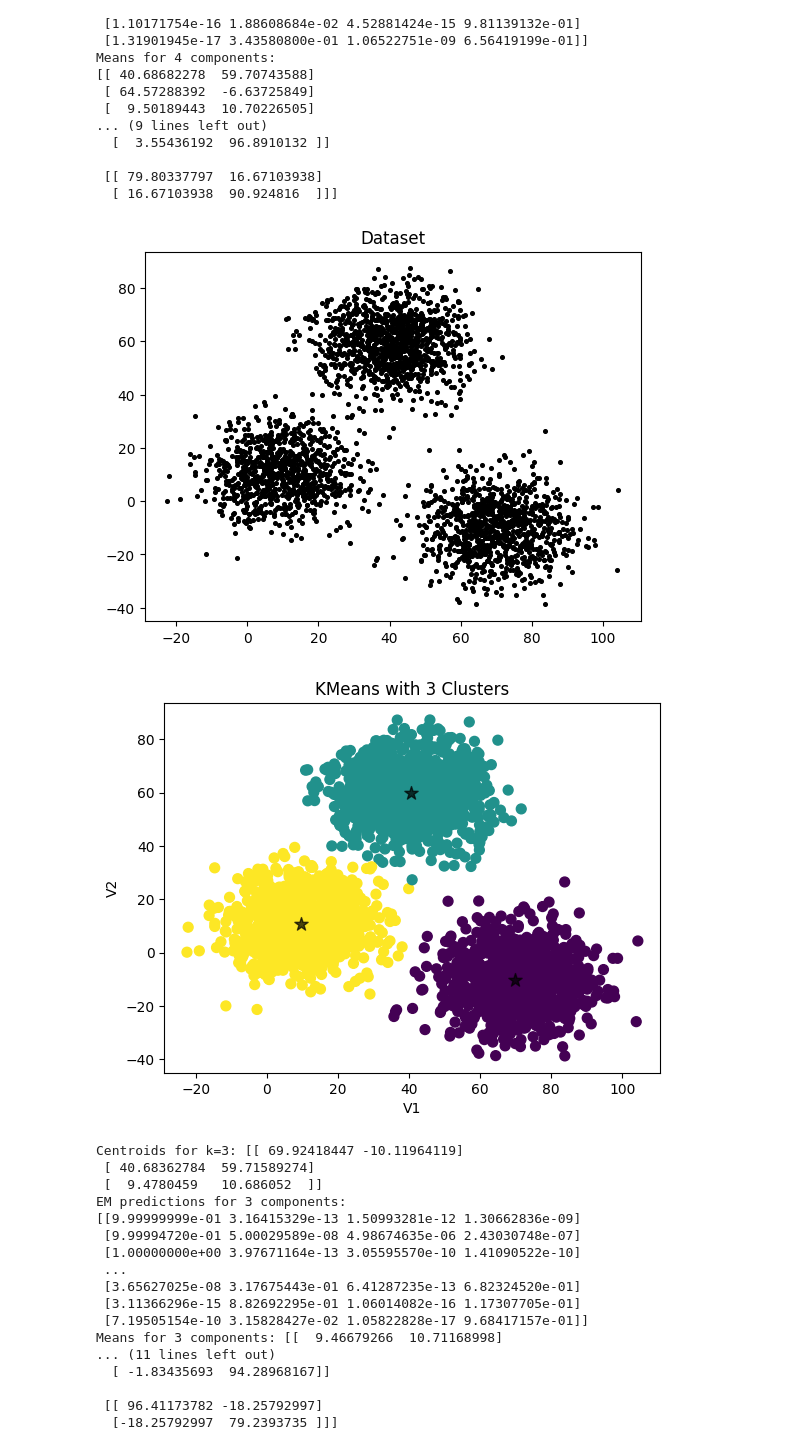
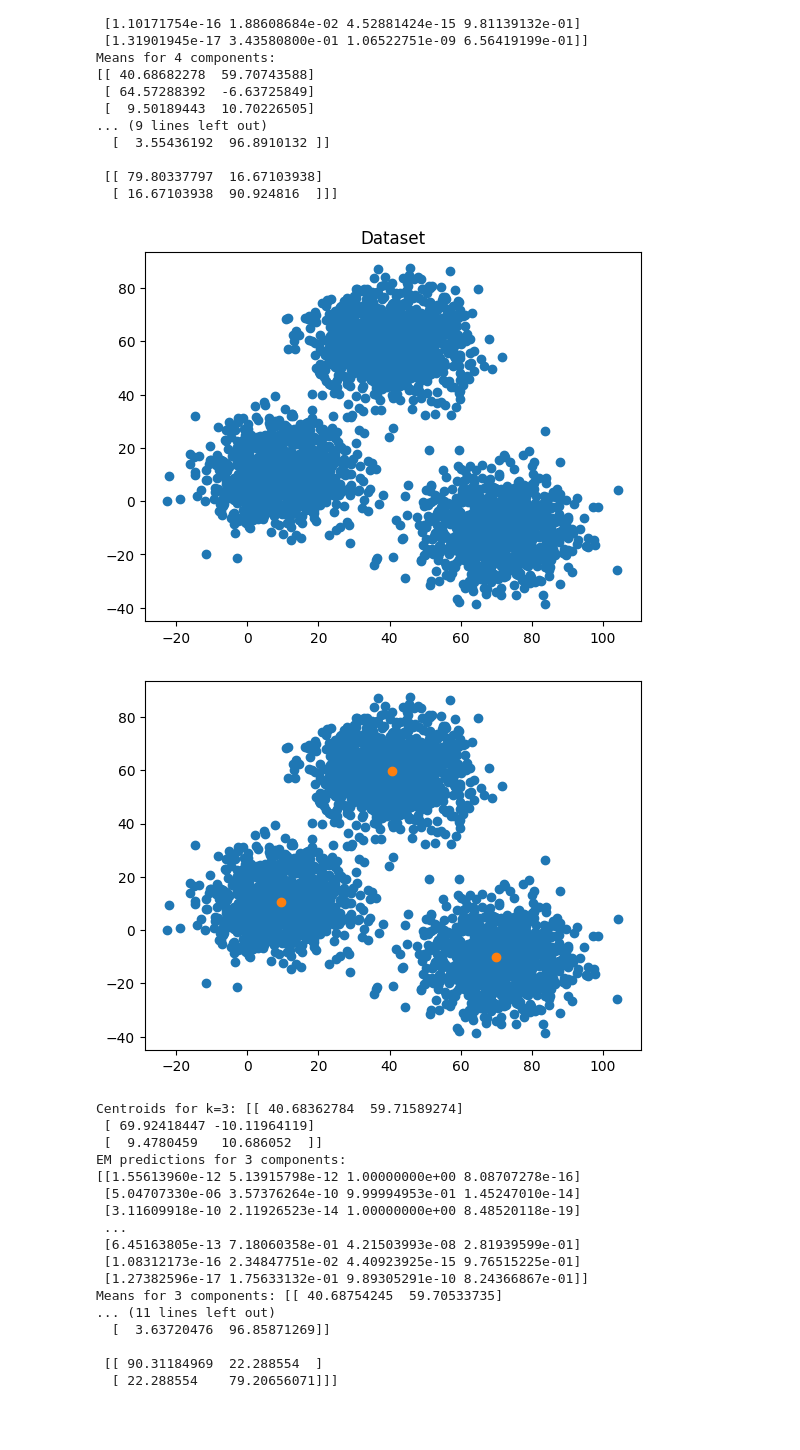
Before and after one commit to himanshuxgit/aml, a Jupyter notebook: KMeans.ipynb, the cells around one changed output. Cells and saved outputs as stored; diff of their text form; code cells hidden in the pictures; blank space fills up the shorter version.

```diff
--- a/KMeans.ipynb
+++ b/KMeans.ipynb
@@ -93,53 +93,47 @@ Means for 4 components:
 # %%
 import pandas as pd
 import numpy as np
 import matplotlib.pyplot as plt
 from sklearn.cluster import KMeans
 from sklearn.mixture import GaussianMixture
 
-def plot_clusters(X, labels, centers, title):
-    plt.scatter(X[:, 0], X[:, 1], c=labels, cmap='viridis', s=50)
-    plt.scatter(centers[:, 0], centers[:, 1], marker='*', color='black', s=100, alpha=0.7)
-    plt.title(title)
-    plt.xlabel('V1')
-    plt.ylabel('V2')
+def plot_clusters(X,centers):
+    plt.scatter(X[:, 0], X[:, 1])
+    plt.scatter(centers[:, 0], centers[:, 1])
     plt.show()
-
 data = pd.read_csv("Kmeans.csv")
 X = data[['V1', 'V2']].values
-
-plt.scatter(X[:, 0], X[:, 1], c='black', s=7)
+plt.scatter(X[:, 0], X[:, 1])
 plt.title('Dataset')
 plt.show()
-
 for n_clusters in [3, 4]:
     kmeans = KMeans(n_clusters=n_clusters).fit(X)
-    plot_clusters(X, kmeans.labels_, kmeans.cluster_centers_, f'KMeans with {n_clusters} Clusters')
+    plot_clusters(X,kmeans.cluster_centers_,)
     print(f"Centroids for k={n_clusters}:", kmeans.cluster_centers_)
     print(f"EM predictions for {n_clusters} components:")
     print(gmm.predict_proba(X))
     print(f"Means for {n_clusters} components:", gmm.means_)
     print(f"Covariances for {n_clusters} components:")
     print(gmm.covariances_)
     gmm = GaussianMixture(n_components=n_clusters).fit(X)
-    plot_clusters(X, gmm.predict(X), gmm.means_, f'GMM with {n_clusters} Components')
+    plot_clusters(X , gmm.means_)
 # %% [output]
-[figure, old version]
+[figure, new version]
-[figure, old version]
+[figure, new version]
-Centroids for k=3: [[ 69.92418447 -10.11964119]
- [ 40.68362784  59.71589274]
+Centroids for k=3: [[ 40.68362784  59.71589274]
+ [ 69.92418447 -10.11964119]
  [  9.4780459   10.686052  ]]
 EM predictions for 3 components:
-[[9.99999999e-01 3.16415329e-13 1.50993281e-12 1.30662836e-09]
- [9.99994720e-01 5.00029589e-08 4.98674635e-06 2.43030748e-07]
- [1.00000000e+00 3.97671164e-13 3.05595570e-10 1.41090522e-10]
+[[1.55613960e-12 5.13915798e-12 1.00000000e+00 8.08707278e-16]
+ [5.04707330e-06 3.57376264e-10 9.99994953e-01 1.45247010e-14]
+ [3.11609918e-10 2.11926523e-14 1.00000000e+00 8.48520118e-19]
  ...
- [3.65627025e-08 3.17675443e-01 6.41287235e-13 6.82324520e-01]
- [3.11366296e-15 8.82692295e-01 1.06014082e-16 1.17307705e-01]
- [7.19505154e-10 3.15828427e-02 1.05822828e-17 9.68417157e-01]]
-Means for 3 components: [[  9.46679266  10.71168998]
+ [6.45163805e-13 7.18060358e-01 4.21503993e-08 2.81939599e-01]
+ [1.08312173e-16 2.34847751e-02 4.40923925e-15 9.76515225e-01]
+ [1.27382596e-17 1.75633132e-01 9.89305291e-10 8.24366867e-01]]
+Means for 3 components: [[ 40.68754245  59.70533735]
 ... (11 lines left out)
-  [ -1.83435693  94.28968167]]
+  [  3.63720476  96.85871269]]
 
- [[ 96.41173782 -18.25792997]
-  [-18.25792997  79.2393735 ]]]
+ [[ 90.31184969  22.288554  ]
+  [ 22.288554    79.20656071]]]
```
Also changed, not shown: parts of 1 cell of this notebook, 5 other files.
